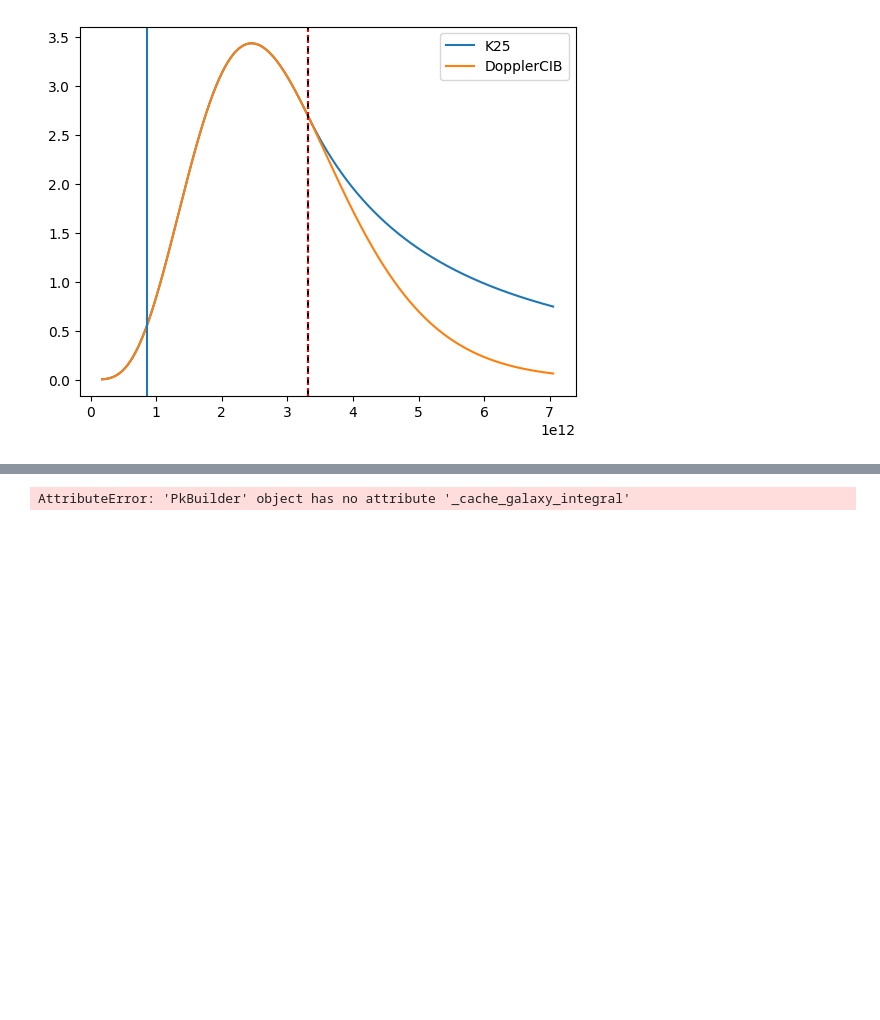
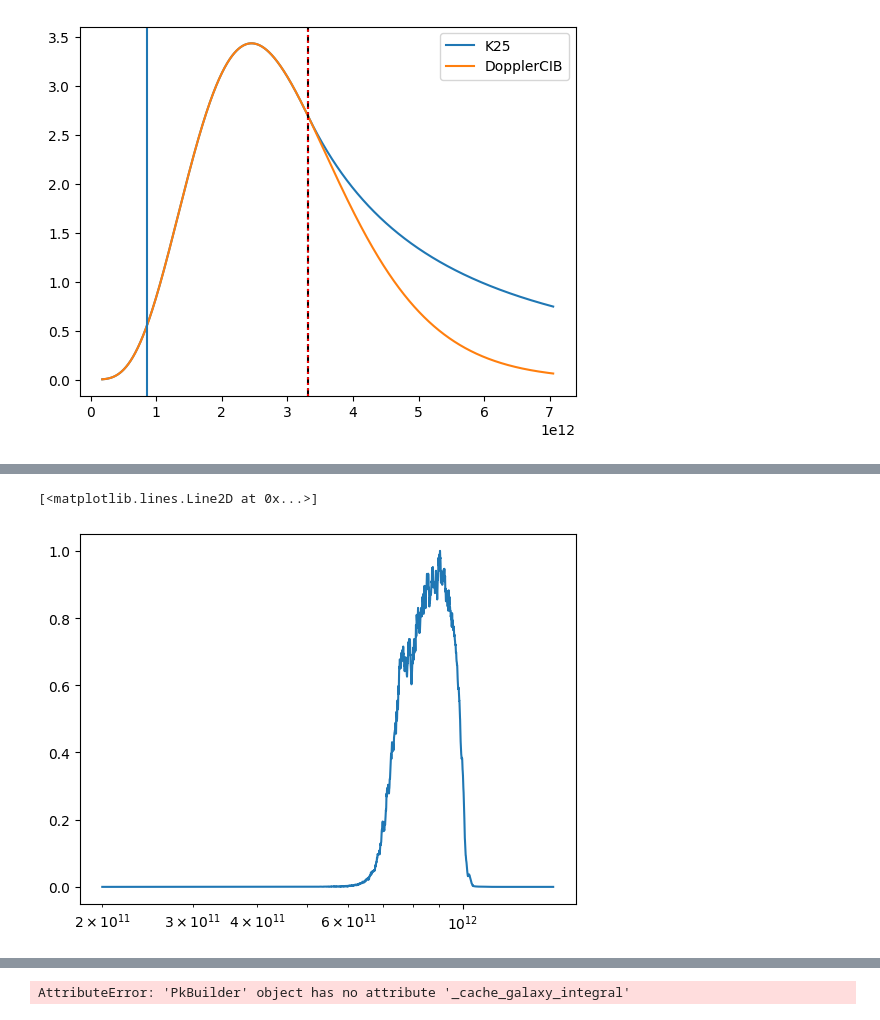
Before and after one commit to destrys/galCIB, a Jupyter notebook: notebooks/scratch-temp.ipynb, the cells around one changed output, grey strips where cells are left out. Drawn from its saved outputs; the diff is of its cells as text; code cells hidden in the pictures; blank space fills up the shorter version.

```diff
--- a/notebooks/scratch-temp.ipynb
+++ b/notebooks/scratch-temp.ipynb
@@ -237,0 +213,13 @@ tst(cosmo.Mh_grid[0],cosmo.z,
+# %%
+# each should result in a integrated flux calculation inside the response curve
+# first bring everything in the common wavelength grid
+
+# apply flag because beyond this the filters virtually have no response. Makes a faster interpolation.
+flag = (wv > 2e11) & (wv < 1.5e12)
+wv_good = wv[flag]
+fresponse_good = fresponse[flag]
+
+plt.semilogx(wv_good, fresponse_good)
+# %% [output]
+[<matplotlib.lines.Line2D at 0x...>]
+[figure, added]
```
Also changed, not shown: parts of 14 cells of this notebook, 4 other files.
